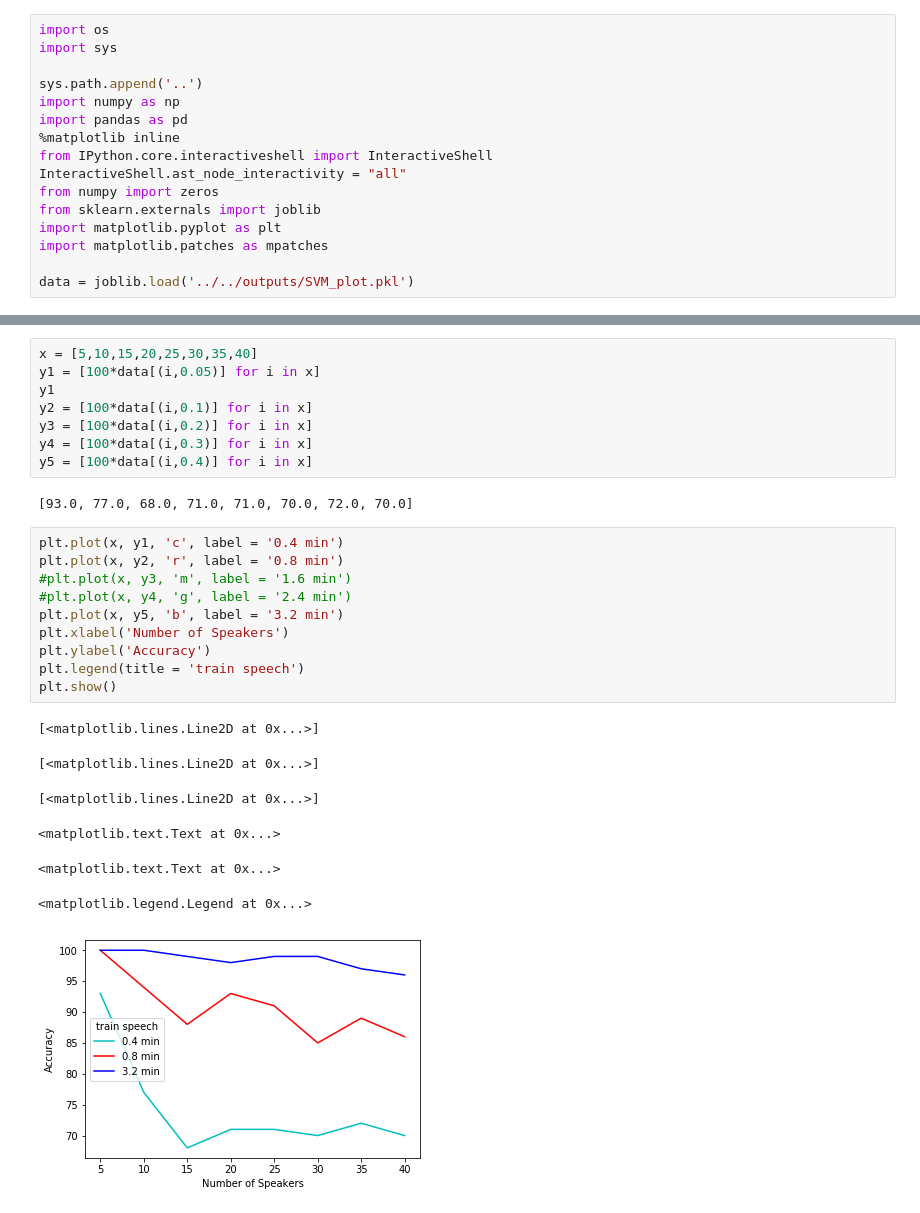
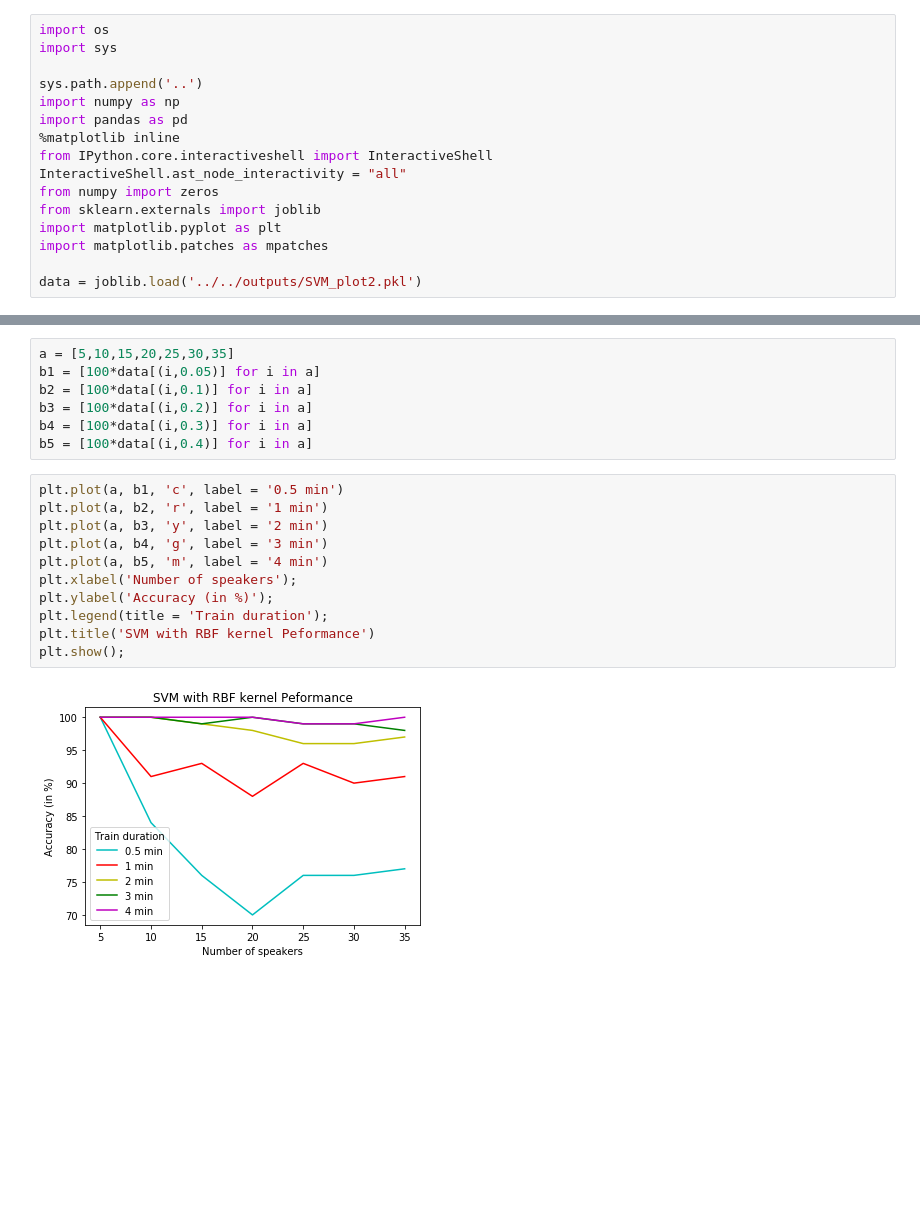
Before and after one commit to anshulshah96/Voice-Synthesizer, a Jupyter notebook: notebooks/plots/SVM_plot.ipynb, the cells around one changed output, grey strips where cells are left out. Drawn from its saved outputs; the diff is of its cells as text; blank space fills up the shorter version.

Commit message:
Added plots

```diff
--- a/notebooks/plots/SVM_plot.ipynb
+++ b/notebooks/plots/SVM_plot.ipynb
@@ -13,4 +13,4 @@ from sklearn.externals import joblib
 import matplotlib.pyplot as plt
 import matplotlib.patches as mpatches
 
-data = joblib.load('../../outputs/SVM_plot.pkl')
+data = joblib.load('../../outputs/SVM_plot2.pkl')
@@ -17,28 +42,20 @@ data = joblib.load('../../outputs/SVM_plot.pkl')
 # %%
-x = [5,10,15,20,25,30,35,40]
-y1 = [100*data[(i,0.05)] for i in x]
-y1
-y2 = [100*data[(i,0.1)] for i in x]
-y3 = [100*data[(i,0.2)] for i in x]
-y4 = [100*data[(i,0.3)] for i in x]
-y5 = [100*data[(i,0.4)] for i in x]
+a = [5,10,15,20,25,30,35]
+b1 = [100*data[(i,0.05)] for i in a]
+b2 = [100*data[(i,0.1)] for i in a]
+b3 = [100*data[(i,0.2)] for i in a]
+b4 = [100*data[(i,0.3)] for i in a]
+b5 = [100*data[(i,0.4)] for i in a]
-# %% [output]
-[93.0, 77.0, 68.0, 71.0, 71.0, 70.0, 72.0, 70.0]
 # %%
-plt.plot(x, y1, 'c', label = '0.4 min')
-plt.plot(x, y2, 'r', label = '0.8 min')
-#plt.plot(x, y3, 'm', label = '1.6 min')
-#plt.plot(x, y4, 'g', label = '2.4 min')
-plt.plot(x, y5, 'b', label = '3.2 min')
-plt.xlabel('Number of Speakers')
-plt.ylabel('Accuracy')
-plt.legend(title = 'train speech')
-plt.show()
+plt.plot(a, b1, 'c', label = '0.5 min')
+plt.plot(a, b2, 'r', label = '1 min')
+plt.plot(a, b3, 'y', label = '2 min')
+plt.plot(a, b4, 'g', label = '3 min')
+plt.plot(a, b5, 'm', label = '4 min')
+plt.xlabel('Number of speakers');
+plt.ylabel('Accuracy (in %)');
+plt.legend(title = 'Train duration');
+plt.title('SVM with RBF kernel Peformance')
+plt.show();
 # %% [output]
-[<matplotlib.lines.Line2D at 0x...>]
-[<matplotlib.lines.Line2D at 0x...>]
-[<matplotlib.lines.Line2D at 0x...>]
-<matplotlib.text.Text at 0x...>
-<matplotlib.text.Text at 0x...>
-<matplotlib.legend.Legend at 0x...>
-[figure, old version]
+[figure, new version]
```
Also changed, not shown: parts of 2 cells of this notebook.
